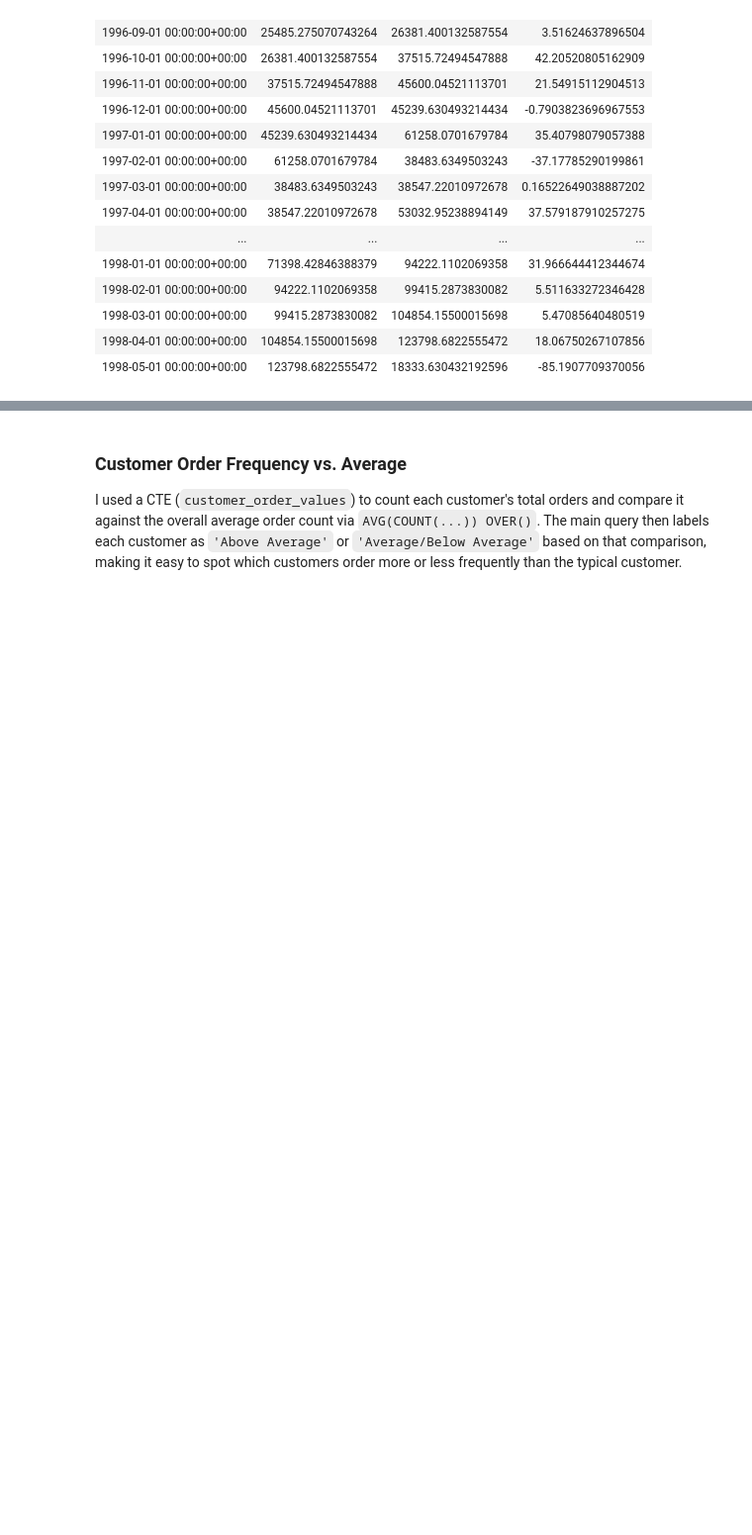
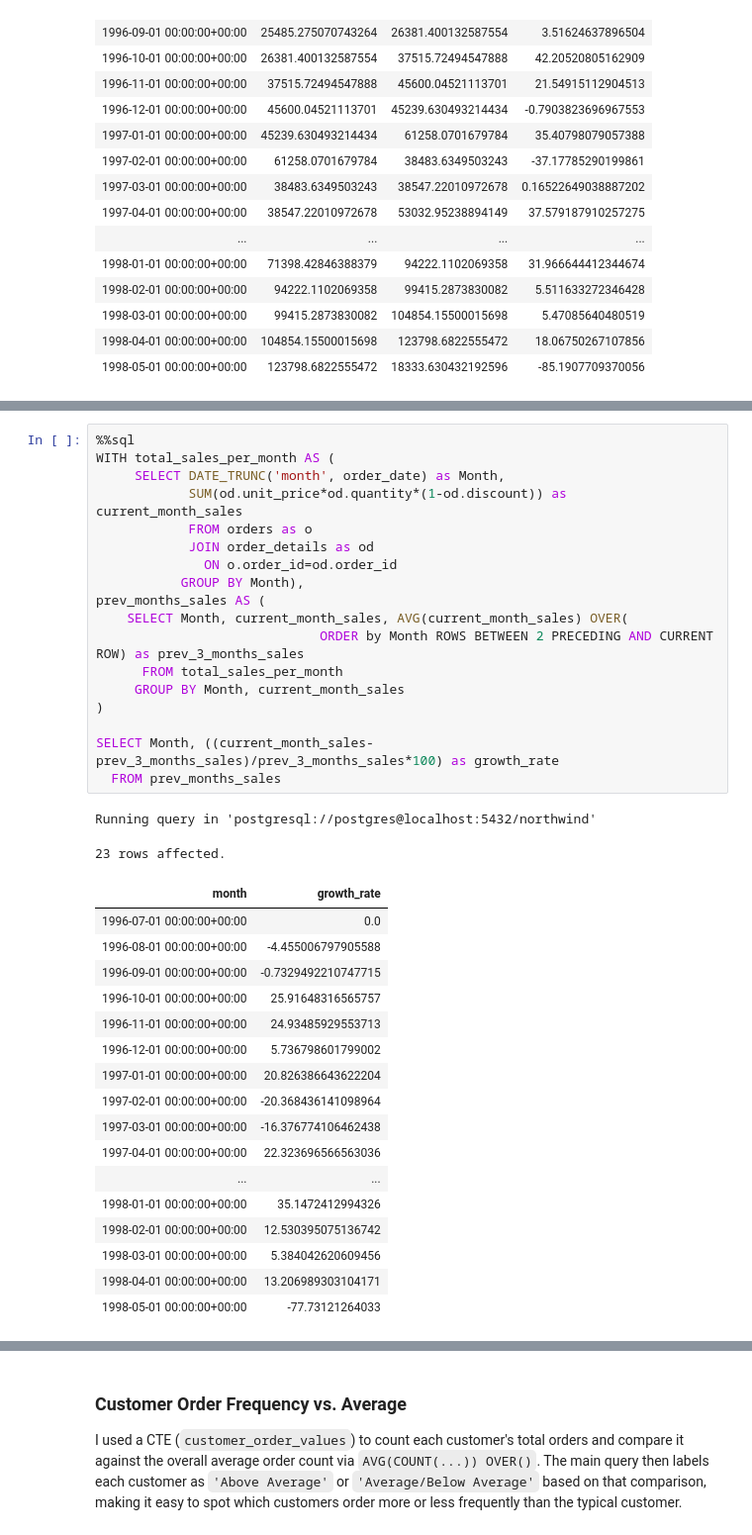
Before and after one commit to IsabelKwon/Northwind-Traders, a Jupyter notebook: northwind/northwind_query.ipynb, the cells around one changed output, grey strips where cells are left out. Shown at 99% size. Drawn from its saved outputs; the diff is of its cells as text; blank space fills up the shorter version.

```diff
--- a/northwind/northwind_query.ipynb
+++ b/northwind/northwind_query.ipynb
@@ -351,0 +357,38 @@ Running query in 'postgresql://postgres@localhost:5432/northwind'
+# %%
+%%sql
+WITH total_sales_per_month AS (
+     SELECT DATE_TRUNC('month', order_date) as Month,
+            SUM(od.unit_price*od.quantity*(1-od.discount)) as current_month_sales
+            FROM orders as o
+            JOIN order_details as od
+              ON o.order_id=od.order_id
+           GROUP BY Month),
+prev_months_sales AS (
+    SELECT Month, current_month_sales, AVG(current_month_sales) OVER(
+                             ORDER by Month ROWS BETWEEN 2 PRECEDING AND CURRENT ROW) as prev_3_months_sales
+      FROM total_sales_per_month
+     GROUP BY Month, current_month_sales
+)
+
+SELECT Month, ((current_month_sales-prev_3_months_sales)/prev_3_months_sales*100) as growth_rate
+  FROM prev_months_sales
+# %% [output]
+Running query in 'postgresql://postgres@localhost:5432/northwind'
+23 rows affected.
+| month | growth_rate |
+| 1996-07-01 00:00:00+00:00 | 0.0 |
+| 1996-08-01 00:00:00+00:00 | -4.455006797905588 |
+| 1996-09-01 00:00:00+00:00 | -0.7329492210747715 |
+| 1996-10-01 00:00:00+00:00 | 25.91648316565757 |
+| 1996-11-01 00:00:00+00:00 | 24.93485929553713 |
+| 1996-12-01 00:00:00+00:00 | 5.736798601799002 |
+| 1997-01-01 00:00:00+00:00 | 20.826386643622204 |
+| 1997-02-01 00:00:00+00:00 | -20.368436141098964 |
+| 1997-03-01 00:00:00+00:00 | -16.376774106462438 |
+| 1997-04-01 00:00:00+00:00 | 22.323696566563036 |
+| ... | ... |
+| 1998-01-01 00:00:00+00:00 | 35.1472412994326 |
+| 1998-02-01 00:00:00+00:00 | 12.530395075136742 |
+| 1998-03-01 00:00:00+00:00 | 5.384042620609456 |
+| 1998-04-01 00:00:00+00:00 | 13.206989303104171 |
+| 1998-05-01 00:00:00+00:00 | -77.73121264033 |
```
Also changed, not shown: parts of 12 cells of this notebook.
